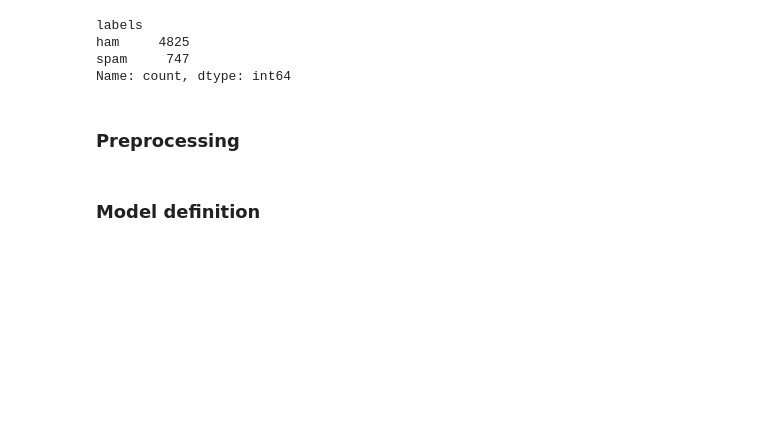
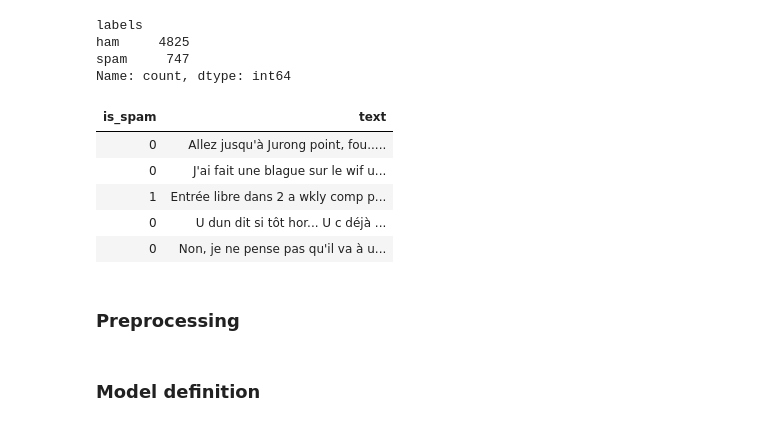
Before and after one commit to mathisdrn/M1MIASHS-NLP, a Jupyter notebook: src/00 - EDA.ipynb, the cells around one changed output. Drawn from its saved outputs; the diff is of its cells as text; code cells hidden in the pictures; blank space fills up the shorter version.

```diff
--- a/src/00 - EDA.ipynb
+++ b/src/00 - EDA.ipynb
@@ -33,8 +33,19 @@ ham     4825
 spam     747
 Name: count, dtype: int64
 # %%
+#| label: table_data_head
+
 df = df[['labels', 'text_fr']]
 df['labels'] = df['labels'].map({'ham': 0, 'spam': 1})
 df = df.rename(columns={'text_fr': 'text', 'labels': 'is_spam'})
+
+df.head().style.set_properties(subset=['text'], **{'width': '1000px'}).hide(axis='index')
+# %% [output]
+| is_spam | text |
+| 0 | Allez jusqu'à Jurong point, fou..... |
+| 0 | J'ai fait une blague sur le wif u... |
+| 1 | Entrée libre dans 2 a wkly comp p... |
+| 0 | U dun dit si tôt hor... U c déjà ... |
+| 0 | Non, je ne pense pas qu'il va à u... |
 # %% [markdown]
 ### Preprocessing
```
Also changed, not shown: parts of 10 cells of this notebook, 13 other files.
